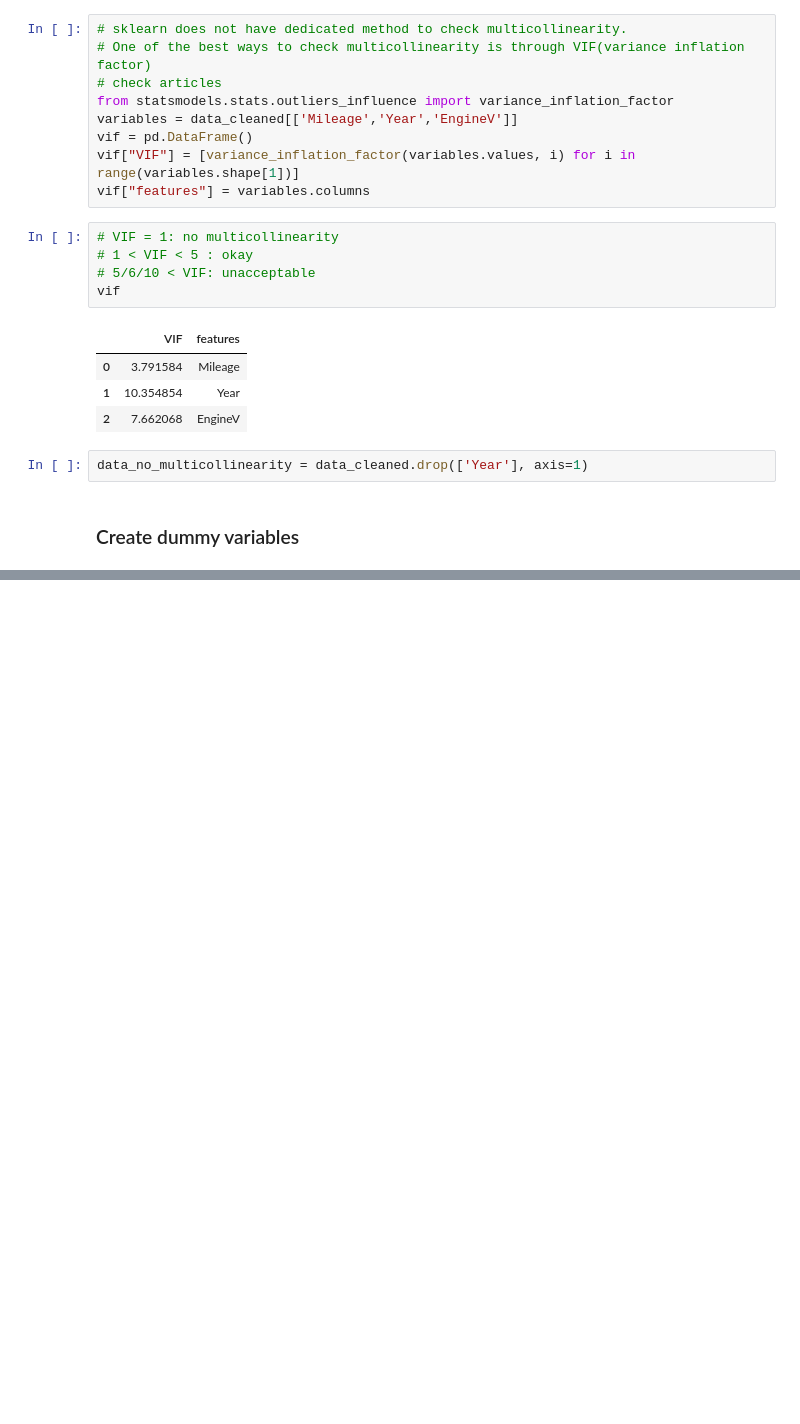
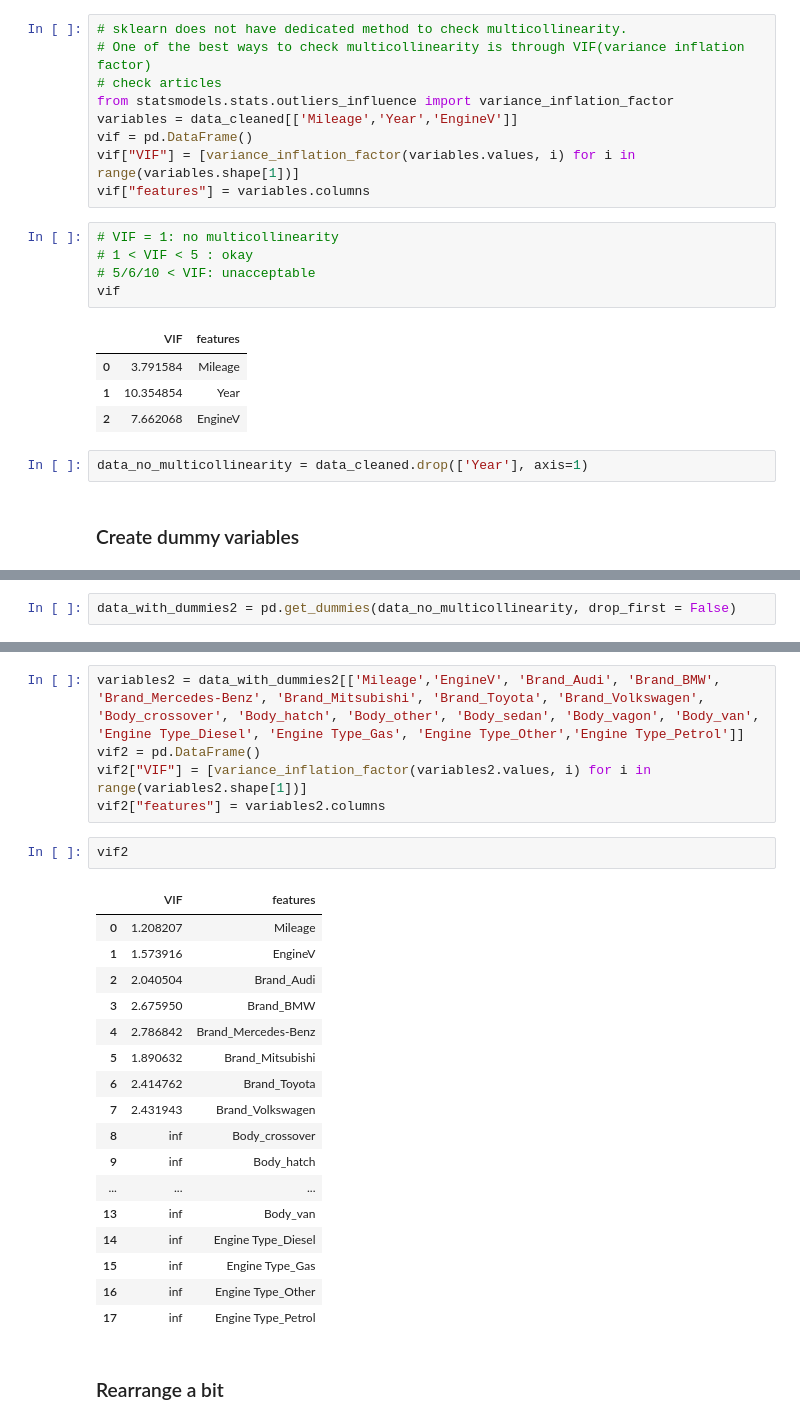
Before and after one commit to mekchou/UdemyDSBootcamp, a Jupyter notebook: Sec35/L225sklearn - Linear Regression - Practical Example.ipynb, the cells around one changed output, grey strips where cells are left out. Drawn from its saved outputs; the diff is of its cells as text; blank space fills up the shorter version.

```diff
--- a/Sec35/L225sklearn - Linear Regression - Practical Example.ipynb
+++ b/Sec35/L225sklearn - Linear Regression - Practical Example.ipynb
@@ -300,0 +336,2 @@ data_no_multicollinearity = data_cleaned.drop(['Year'], axis=1)
+# %%
+data_with_dummies2 = pd.get_dummies(data_no_multicollinearity, drop_first = False)
@@ -300,0 +349,27 @@ data_no_multicollinearity = data_cleaned.drop(['Year'], axis=1)
+# %%
+variables2 = data_with_dummies2[['Mileage','EngineV', 'Brand_Audi', 'Brand_BMW', 'Brand_Mercedes-Benz', 'Brand_Mitsubishi', 'Brand_Toyota', 'Brand_Volkswagen', 'Body_crossover', 'Body_hatch', 'Body_other', 'Body_sedan', 'Body_vagon', 'Body_van', 'Engine Type_Diesel', 'Engine Type_Gas', 'Engine Type_Other','Engine Type_Petrol']]
+vif2 = pd.DataFrame()
+vif2["VIF"] = [variance_inflation_factor(variables2.values, i) for i in range(variables2.shape[1])]
+vif2["features"] = variables2.columns
+# %%
+vif2
+# %% [output]
+|  | VIF | features |
+| 0 | 1.208207 | Mileage |
+| 1 | 1.573916 | EngineV |
+| 2 | 2.040504 | Brand_Audi |
+| 3 | 2.675950 | Brand_BMW |
+| 4 | 2.786842 | Brand_Mercedes-Benz |
+| 5 | 1.890632 | Brand_Mitsubishi |
+| 6 | 2.414762 | Brand_Toyota |
+| 7 | 2.431943 | Brand_Volkswagen |
+| 8 | inf | Body_crossover |
+| 9 | inf | Body_hatch |
+| ... | ... | ... |
+| 13 | inf | Body_van |
+| 14 | inf | Engine Type_Diesel |
+| 15 | inf | Engine Type_Gas |
+| 16 | inf | Engine Type_Other |
+| 17 | inf | Engine Type_Petrol |
+# %% [markdown]
+### Rearrange a bit
```
Also changed, not shown: parts of 8 cells of this notebook.
